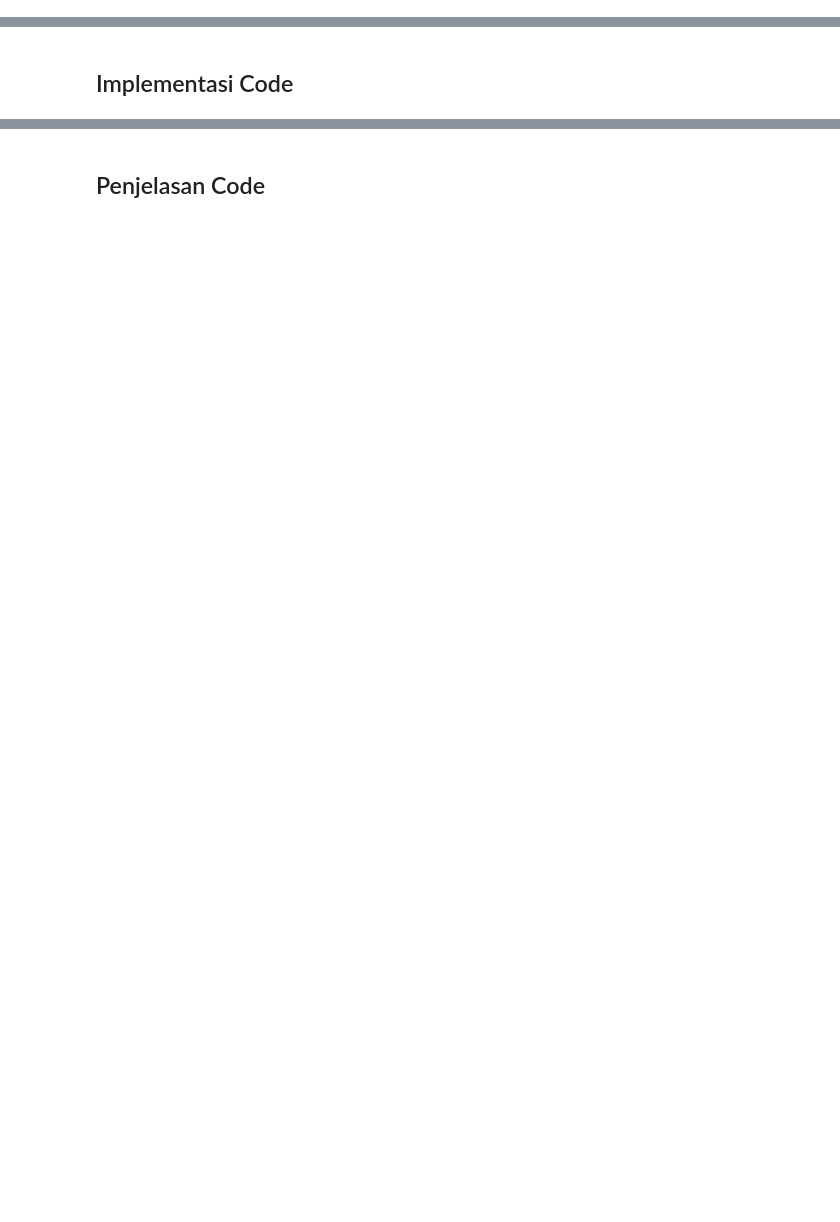
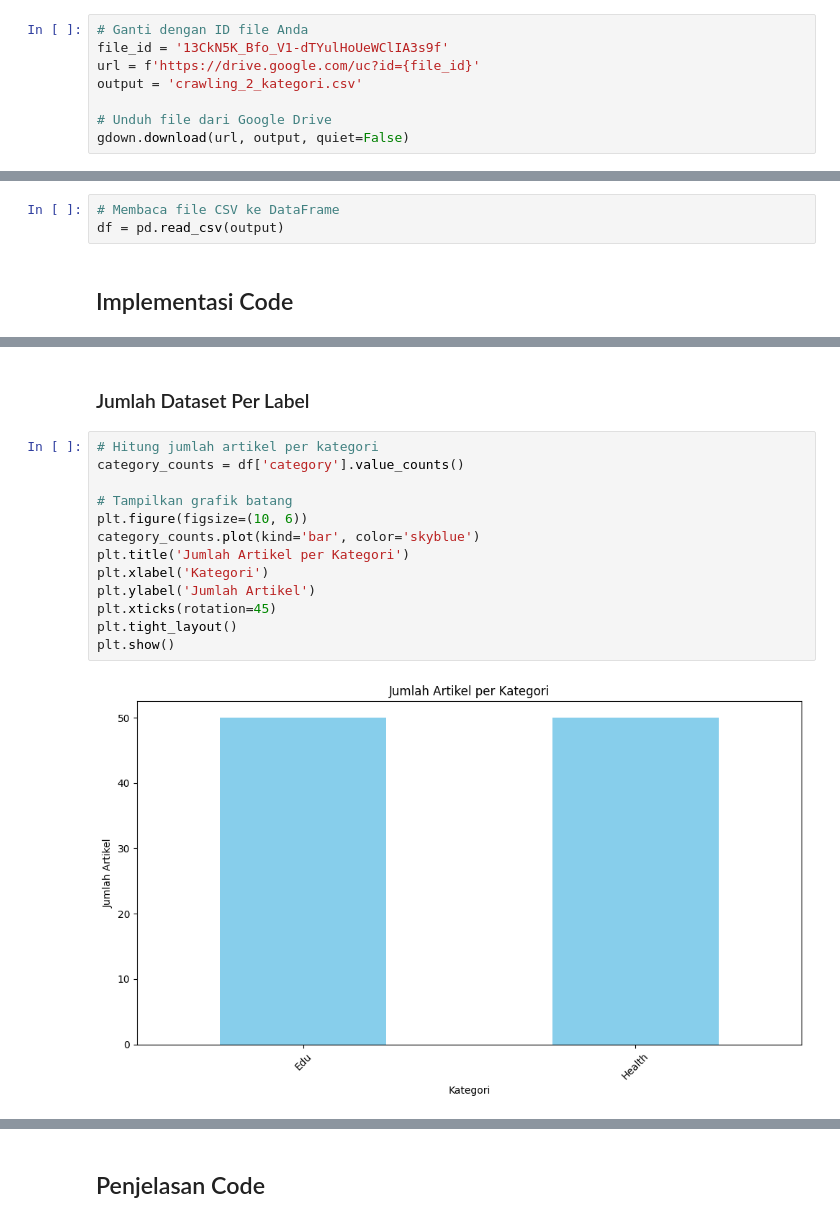
Before and after one commit to nasrudin11/PPW, a Jupyter notebook: _sources/Support Vector Model.ipynb, the cells around one changed output, grey strips where cells are left out. Cells and saved outputs as stored; diff of their text form; blank space fills up the shorter version.

```diff
--- a/_sources/Support Vector Model.ipynb
+++ b/_sources/Support Vector Model.ipynb
@@ -83,0 +129,8 @@ Vector Space Model (VSM) adalah pendekatan sederhana namun sangat efektif untuk
+# %%
+# Ganti dengan ID file Anda
+file_id = '13CkN5K_Bfo_V1-dTYulHoUeWClIA3s9f'
+url = f'https://drive.google.com/uc?id={file_id}'
+output = 'crawling_2_kategori.csv'
+
+# Unduh file dari Google Drive
+gdown.download(url, output, quiet=False)
@@ -84,2 +142,5 @@ Vector Space Model (VSM) adalah pendekatan sederhana namun sangat efektif untuk
+# %%
+# Membaca file CSV ke DataFrame
+df = pd.read_csv(output)
 # %% [markdown]
 ## Implementasi Code
@@ -85,0 +165,17 @@ Vector Space Model (VSM) adalah pendekatan sederhana namun sangat efektif untuk
+# %% [markdown]
+### Jumlah Dataset Per Label
+# %%
+# Hitung jumlah artikel per kategori
+category_counts = df['category'].value_counts()
+
+# Tampilkan grafik batang
+plt.figure(figsize=(10, 6))
+category_counts.plot(kind='bar', color='skyblue')
+plt.title('Jumlah Artikel per Kategori')
+plt.xlabel('Kategori')
+plt.ylabel('Jumlah Artikel')
+plt.xticks(rotation=45)
+plt.tight_layout()
+plt.show()
+# %% [output]
+[figure, added]
```
Also changed, not shown: parts of 26 cells of this notebook, 6 other files.
